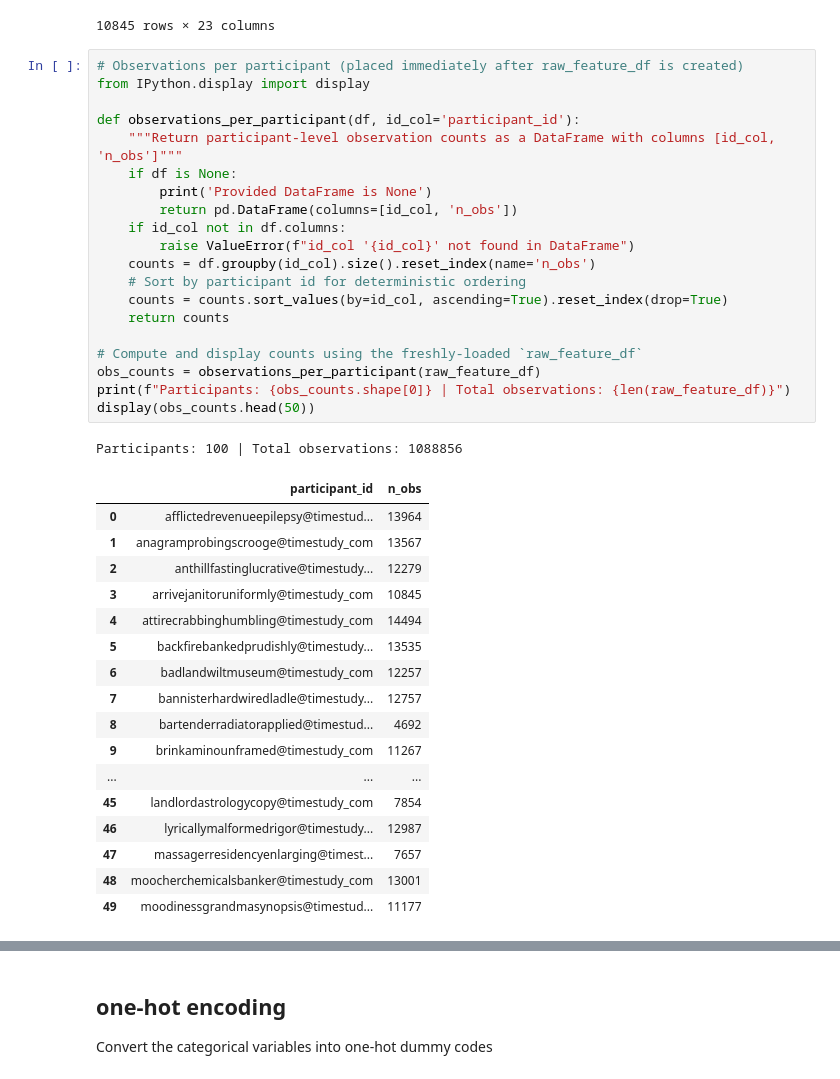
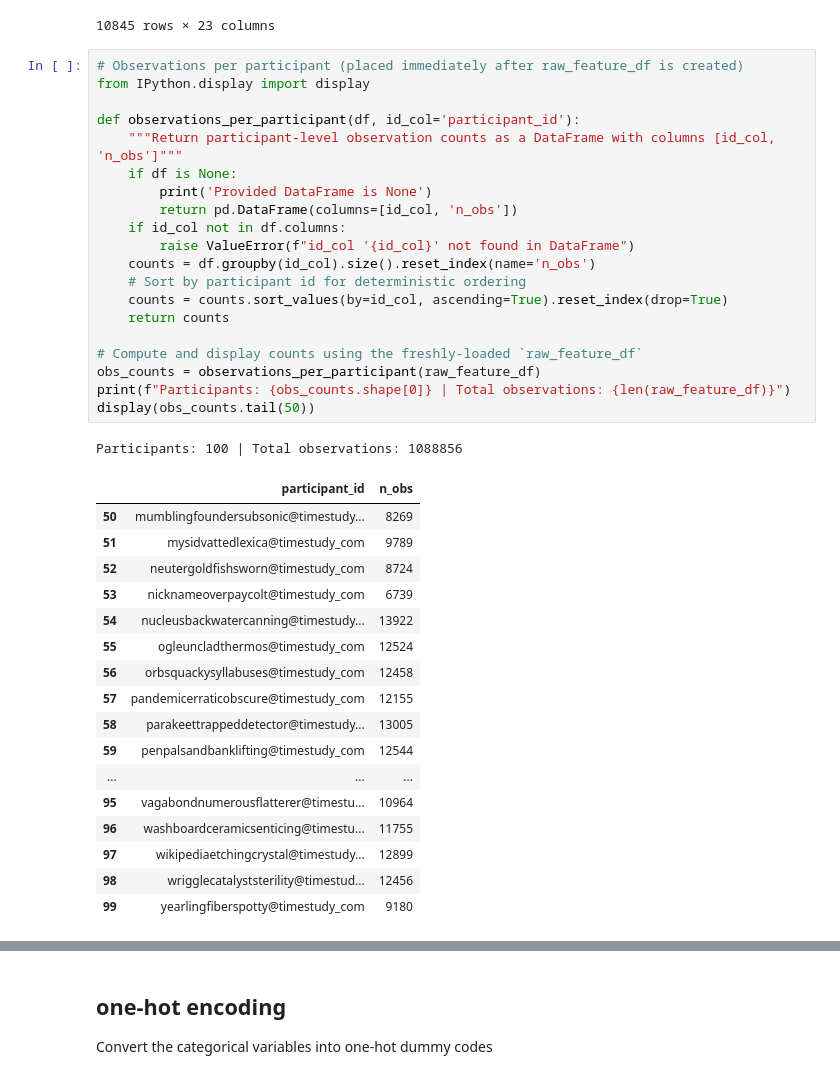
Before and after one commit to adityaponnada/real_time_prompting, a Jupyter notebook: feature_selection_normalization.ipynb, the cells around one changed output, grey strips where cells are left out. Drawn from its saved outputs; the diff is of its cells as text.

```diff
--- a/feature_selection_normalization.ipynb
+++ b/feature_selection_normalization.ipynb
@@ -83,42 +83,42 @@ df_user
 # %%
 # Observations per participant (placed immediately after raw_feature_df is created)
 from IPython.display import display
 
 def observations_per_participant(df, id_col='participant_id'):
     """Return participant-level observation counts as a DataFrame with columns [id_col, 'n_obs']"""
     if df is None:
         print('Provided DataFrame is None')
         return pd.DataFrame(columns=[id_col, 'n_obs'])
     if id_col not in df.columns:
         raise ValueError(f"id_col '{id_col}' not found in DataFrame")
     counts = df.groupby(id_col).size().reset_index(name='n_obs')
     # Sort by participant id for deterministic ordering
     counts = counts.sort_values(by=id_col, ascending=True).reset_index(drop=True)
     return counts
 
 # Compute and display counts using the freshly-loaded `raw_feature_df`
 obs_counts = observations_per_participant(raw_feature_df)
 print(f"Participants: {obs_counts.shape[0]} | Total observations: {len(raw_feature_df)}")
-display(obs_counts.head(50))
+display(obs_counts.tail(50))
 # %% [output]
 Participants: 100 | Total observations: 1088856
 |  | participant_id | n_obs |
-| 0 | afflictedrevenueepilepsy@timestud... | 13964 |
-| 1 | anagramprobingscrooge@timestudy_com | 13567 |
-| 2 | anthillfastinglucrative@timestudy... | 12279 |
-| 3 | arrivejanitoruniformly@timestudy_com | 10845 |
-| 4 | attirecrabbinghumbling@timestudy_com | 14494 |
-| 5 | backfirebankedprudishly@timestudy... | 13535 |
-| 6 | badlandwiltmuseum@timestudy_com | 12257 |
-| 7 | bannisterhardwiredladle@timestudy... | 12757 |
-| 8 | bartenderradiatorapplied@timestud... | 4692 |
-| 9 | brinkaminounframed@timestudy_com | 11267 |
+| 50 | mumblingfoundersubsonic@timestudy... | 8269 |
+| 51 | mysidvattedlexica@timestudy_com | 9789 |
+| 52 | neutergoldfishsworn@timestudy_com | 8724 |
+| 53 | nicknameoverpaycolt@timestudy_com | 6739 |
+| 54 | nucleusbackwatercanning@timestudy... | 13922 |
+| 55 | ogleuncladthermos@timestudy_com | 12524 |
+| 56 | orbsquackysyllabuses@timestudy_com | 12458 |
+| 57 | pandemicerraticobscure@timestudy_com | 12155 |
+| 58 | parakeettrappeddetector@timestudy... | 13005 |
+| 59 | penpalsandbanklifting@timestudy_com | 12544 |
 | ... | ... | ... |
-| 45 | landlordastrologycopy@timestudy_com | 7854 |
-| 46 | lyricallymalformedrigor@timestudy... | 12987 |
-| 47 | massagerresidencyenlarging@timest... | 7657 |
-| 48 | moocherchemicalsbanker@timestudy_com | 13001 |
-| 49 | moodinessgrandmasynopsis@timestud... | 11177 |
+| 95 | vagabondnumerousflatterer@timestu... | 10964 |
+| 96 | washboardceramicsenticing@timestu... | 11755 |
+| 97 | wikipediaetchingcrystal@timestudy... | 12899 |
+| 98 | wrigglecatalyststerility@timestud... | 12456 |
+| 99 | yearlingfiberspotty@timestudy_com | 9180 |
 # %%
 # Min and max of days_in_study per participant
 from IPython.display import display
```
Also changed, not shown: parts of 7 cells of this notebook.
